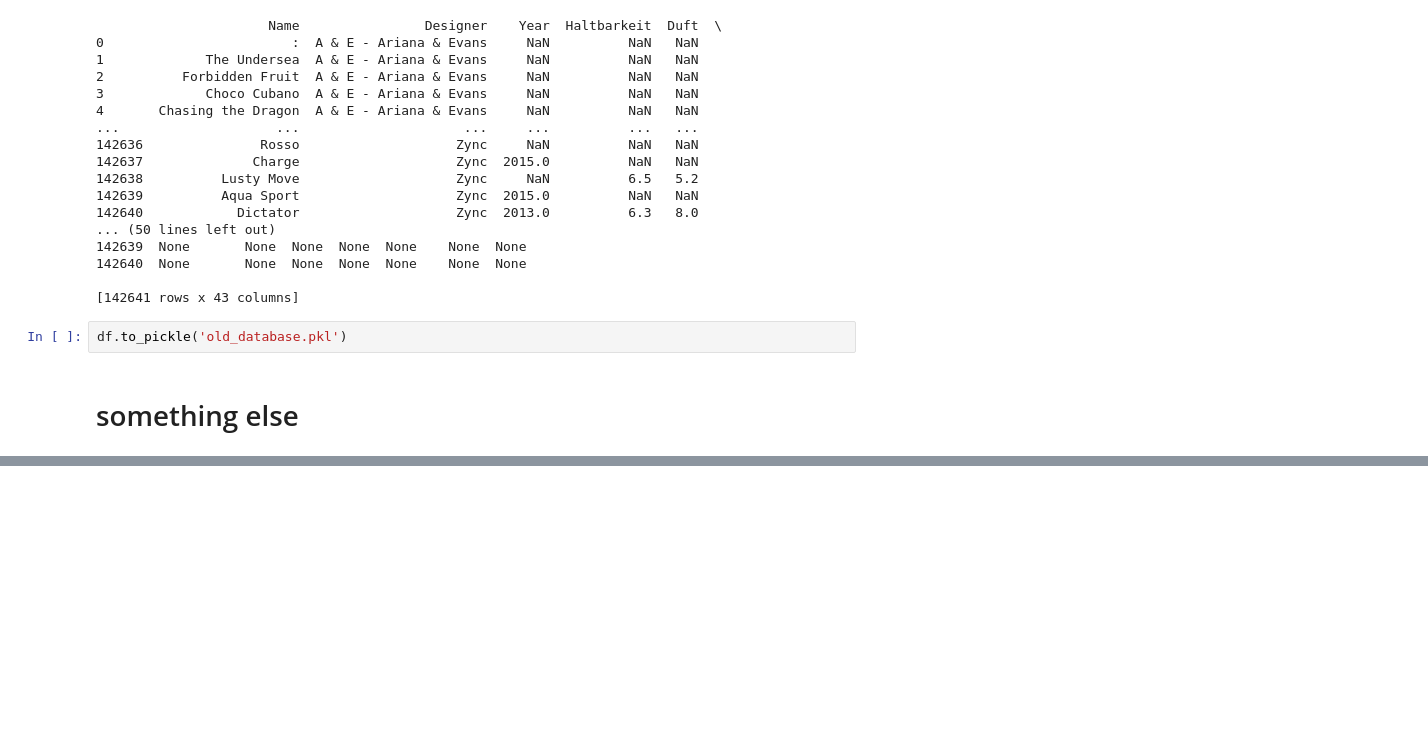
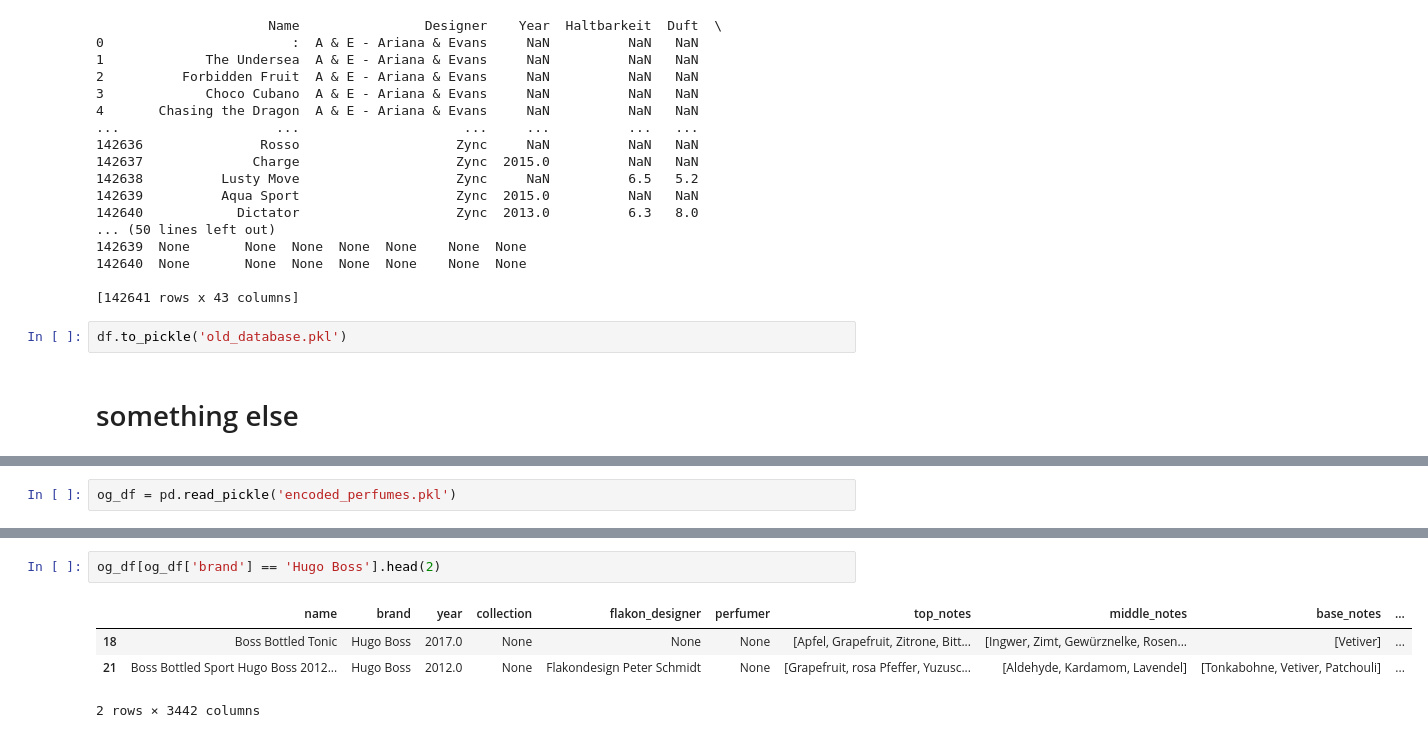
Before and after one commit to hamza1av/Parfumo, a Jupyter notebook: Spielwiese.ipynb, the cells around one changed output, grey strips where cells are left out. Saved outputs shown, nothing was run; the diff lists cells and outputs as text; blank space fills up the shorter version.

```diff
--- a/Spielwiese.ipynb
+++ b/Spielwiese.ipynb
@@ -322,0 +168,2 @@ dict = {"name": "Born In Roma Donna Extradose",
+# %%
+og_df = pd.read_pickle('encoded_perfumes.pkl')
@@ -322,0 +221,7 @@ dict = {"name": "Born In Roma Donna Extradose",
+# %%
+og_df[og_df['brand'] == 'Hugo Boss'].head(2)
+# %% [output]
+|  | name | brand | year | collection | flakon_designer | perfumer | top_notes | middle_notes | base_notes | ... |
+| 18 | Boss Bottled Tonic | Hugo Boss | 2017.0 | None | None | None | [Apfel, Grapefruit, Zitrone, Bitt... | [Ingwer, Zimt, Gewürznelke, Rosen... | [Vetiver] | ... |
+| 21 | Boss Bottled Sport Hugo Boss 2012... | Hugo Boss | 2012.0 | None | Flakondesign Peter Schmidt | None | [Grapefruit, rosa Pfeffer, Yuzusc... | [Aldehyde, Kardamom, Lavendel] | [Tonkabohne, Vetiver, Patchouli] | ... |
+2 rows × 3442 columns
```
Also changed, not shown: parts of 22 cells of this notebook.
